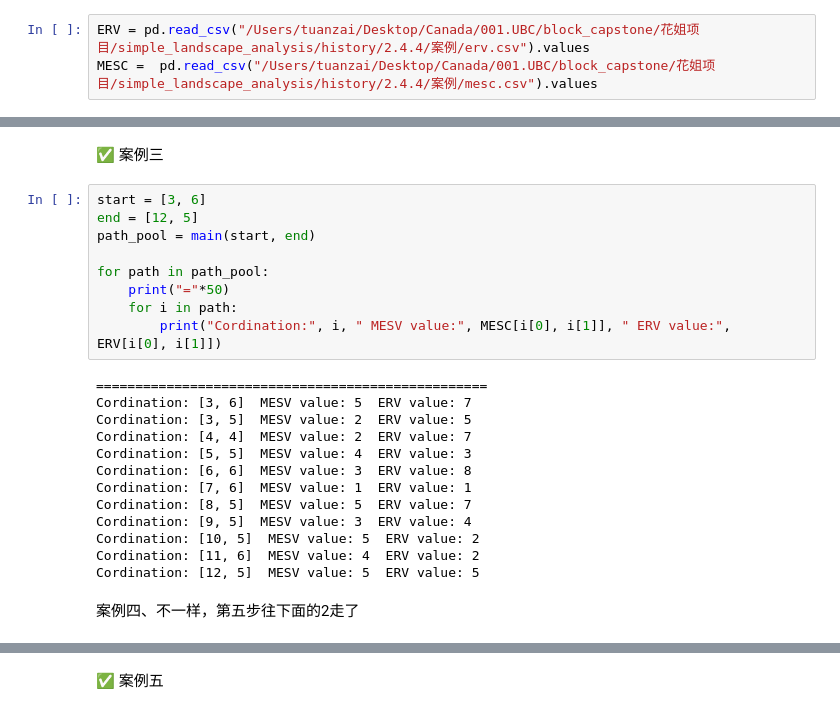
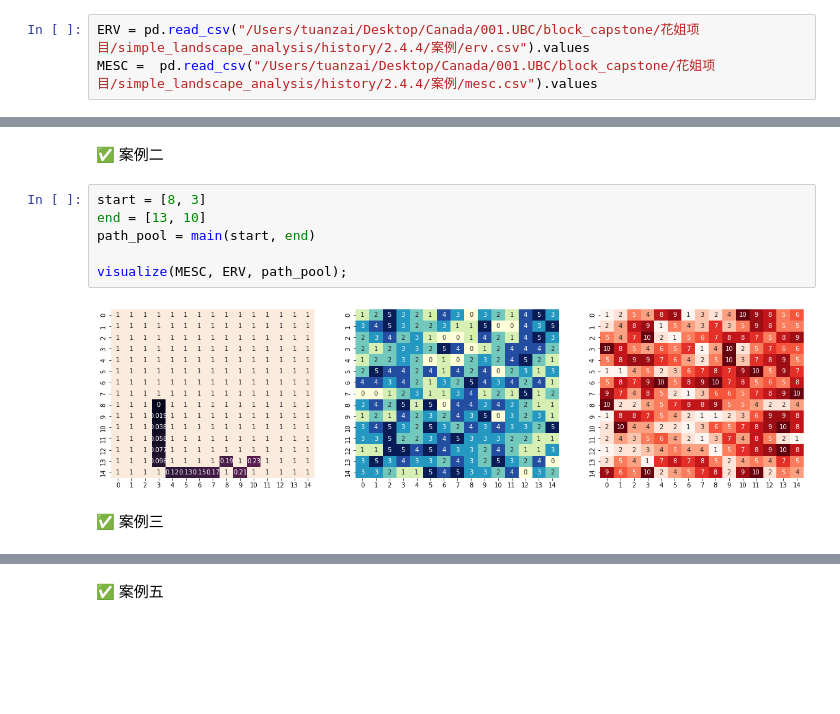
Before and after one commit to PANDASANG1231/landscape-ecological-network-optimization, a Jupyter notebook: src/002.greedy_search.ipynb, the cells around one changed output, grey strips where cells are left out. Saved outputs shown, nothing was run; the diff lists cells and outputs as text; blank space fills up the shorter version.

```diff
--- a/src/002.greedy_search.ipynb
+++ b/src/002.greedy_search.ipynb
@@ -189,26 +174,12 @@ Cordination: [13, 10]  MESV value: 5  ERV value: 4
+# %% [markdown]
+✅ 案例二
+# %%
+start = [8, 3]
+end = [13, 10]
+path_pool = main(start, end)
+
+visualize(MESC, ERV, path_pool);
+# %% [output]
+[figure, added]
 # %% [markdown]
 ✅ 案例三
-# %%
-start = [3, 6]
-end = [12, 5]
-path_pool = main(start, end)
-
-for path in path_pool:
-    print("="*50)
-    for i in path:
-        print("Cordination:", i, " MESV value:", MESC[i[0], i[1]], " ERV value:", ERV[i[0], i[1]])
-# %% [output]
-==================================================
-Cordination: [3, 6]  MESV value: 5  ERV value: 7
-Cordination: [3, 5]  MESV value: 2  ERV value: 5
-Cordination: [4, 4]  MESV value: 2  ERV value: 7
-Cordination: [5, 5]  MESV value: 4  ERV value: 3
-Cordination: [6, 6]  MESV value: 3  ERV value: 8
-Cordination: [7, 6]  MESV value: 1  ERV value: 1
-Cordination: [8, 5]  MESV value: 5  ERV value: 7
-Cordination: [9, 5]  MESV value: 3  ERV value: 4
-Cordination: [10, 5]  MESV value: 5  ERV value: 2
-Cordination: [11, 6]  MESV value: 4  ERV value: 2
-Cordination: [12, 5]  MESV value: 5  ERV value: 5
-# %% [markdown]
-案例四、不一样，第五步往下面的2走了
```
Also changed, not shown: parts of 22 cells of this notebook.
